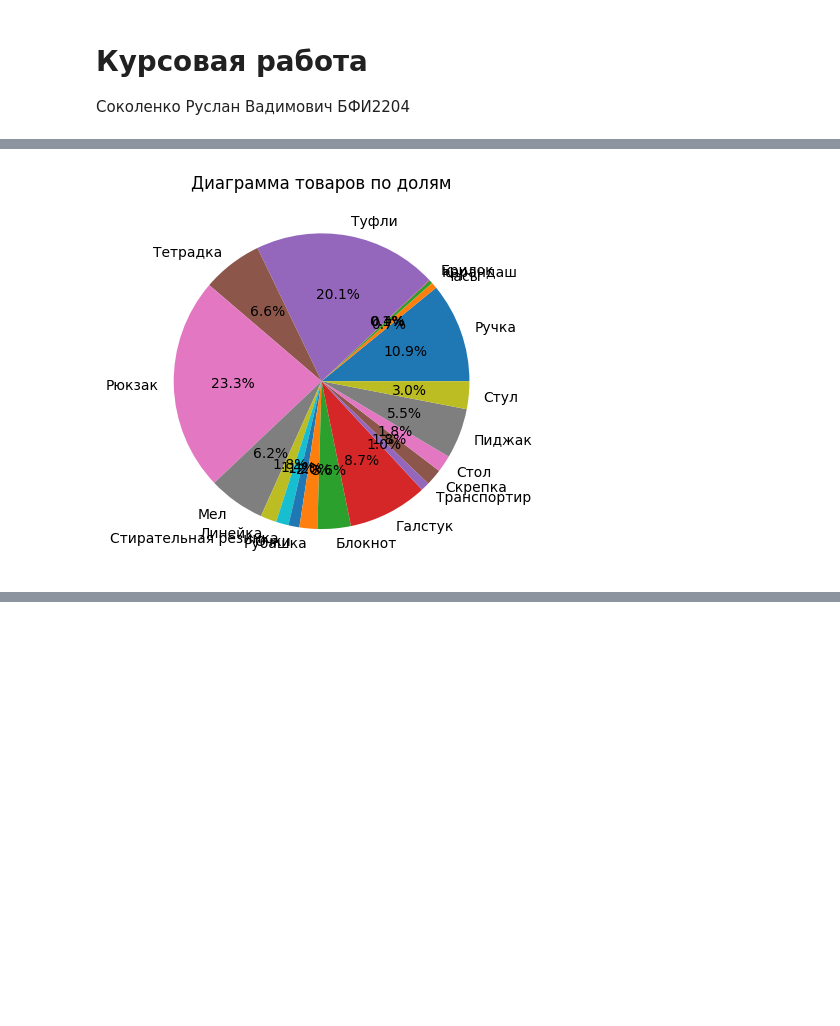
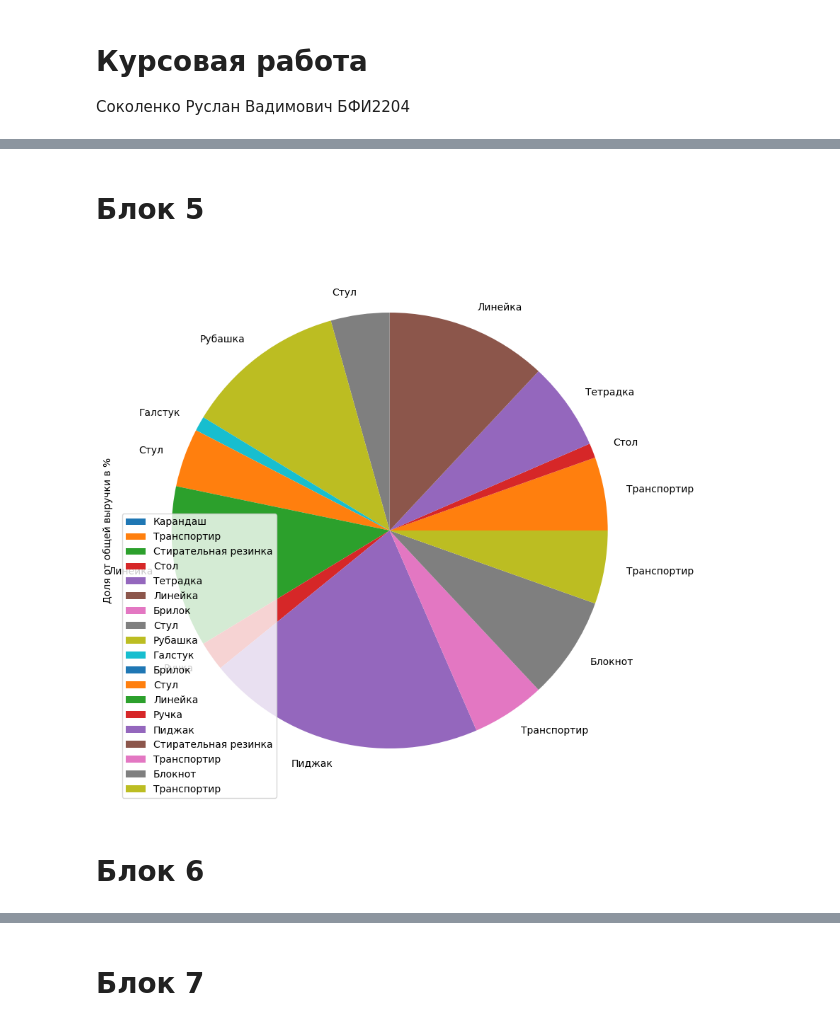
Before and after one commit to CrasheR00/KURSOVAY, a Jupyter notebook: KURSOVAY.ipynb, the cells around one changed output, grey strips where cells are left out. Drawn from its saved outputs; the diff is of its cells as text; code cells hidden in the pictures; blank space fills up the shorter version.

```diff
--- a/KURSOVAY.ipynb
+++ b/KURSOVAY.ipynb
@@ -116,30 +127,45 @@ print('Товар, который принёс наибольшую выручк
+# %% [markdown]
+# Блок 5
 # %%
 n = ['Ручка', 'Часы', 'Карандаш', 'Брилок', 'Туфли', 'Тетрадка', 'Рюкзак', 'Мел', 'Линейка', 'Стирательная резинка', 'Очки', 'Рубашка', 'Блокнот', 'Галстук', 'Транспортир', 'Скрепка', 'Стол', 'Пиджак', 'Стул']
 m = [int(PR[0][2]), int(PR[1][2]), int(PR[2][2]), int(PR[3][2]), int(PR[4][2]), int(PR[5][2]), int(PR[6][2]), int(PR[7][2]), int(PR[8][2]), int(PR[9][2]), int(PR[10][2]), int(PR[11][2]), int(PR[12][2]), int(PR[13][2]), int(PR[14][2]), int(PR[15][2]), int(PR[16][2]), int(PR[17][2]), int(PR[18][2])]
 
-graf = input("Диаграмма по количеству проданных товаров, введите: 1. \nДиаграмма товаров по долям, введите: 2. \n")
+dt = pd.read_csv('Report.csv', sep='|')
+
+graf = input("Нужно ввести только те цифры, которые предлагаются! Диаграмма по количеству проданных товаров, введите: 1. \nДиаграмма товаров по долям, введите: 2. \n")
 if graf == "1":
+
     # Построение столбчатой диаграммы
-    plt.bar(n, m)
+    gr = pd.DataFrame(dt)
+
+    A = list(gr.iloc[:, 2])
+    D = list(gr.iloc[:, 4])
+
+    plt.bar(A, D, color='r')
+    plt.title("Количество проданных товаров")
+    plt.xlabel("Товары")
+    plt.ylabel("Количество продаж")
+    plt.xticks(rotation='vertical')
 
     # Отображение диаграммы
     plt.show()
 
 elif graf == "2":
     dlina = ['Ручка', 'Часы', 'Карандаш', 'Брилок', 'Туфли', 'Тетрадка', 'Рюкзак', 'Мел', 'Линейка', 'Стирательная резинка', 'Очки', 'Рубашка', 'Блокнот', 'Галстук', 'Транспортир', 'Скрепка', 'Стол', 'Пиджак', 'Стул']
 
-    # Проценты
-    razmer = [(ALL_ruchk/viruch)*100, (ALL_chasi/viruch)*100, (ALL_karand/viruch)*100, (ALL_bril/viruch)*100, (ALL_tufli/viruch)*100, (ALL_tetr/viruch)*100, (ALL_rukz/viruch)*100, (ALL_mel/viruch)*100, (ALL_lin/viruch)*100, (ALL_stirka/viruch)*100, (ALL_ochki/viruch)*100, (ALL_rubash/viruch)*100, (ALL_blokn/viruch)*100, (ALL_galst/viruch)*100, (ALL_transp/viruch)*100, (ALL_skrep/viruch)*100, (ALL_stol/viruch)*100, (ALL_pidj/viruch)*100, (ALL_stul/viruch)*100]
+    # Проценты и само создание диаграммы
+    dt['Доля от общей выручки в %'] = dt['Общая стоимость'] / (viruch / 100)
+    dt['Доля от общей выручки в %'] = dt['Доля от общей выручки в %'].round(2).astype(int)
+    dt.index = dt['Название товара']
 
-    # Создание диаграммы
-    plt.pie(razmer, labels=dlina, autopct='%1.1f%%')
+    dt[['Количество продаж', 'Общая стоимость', 'Доля от общей выручки в %']]
 
-    # Заголовок
-    plt.title('Диаграмма товаров по долям')
-
+    dt.plot(y = 'Доля от общей выручки в %', kind = 'pie', figsize=(10,10))
     plt.show()
 # %% [output]
-[figure, old version]
+[figure, new version]
+# %% [markdown]
+# Блок 6
 # %%
 with open('Report.csv', 'r', encoding='utf-8-sig', newline='') as file:
     reader = csv.reader(file, delimiter='|')
@@ -177,6 +203,8 @@ with open('Report.csv', 'r', encoding='utf-8-sig', newline='') as file:
 ['72879048', '2022-05-11', 'Мел', 'Концелярия', '5439', '145', '788655']
 ['49406040', '2016-02-22', 'Мел', 'Концелярия', '5439', '145', '788655']
 ['48130455', '2018-12-01', 'Мел', 'Концелярия', '5439', '145', '788655']
+# %% [markdown]
+# Блок 7
 # %%
 # Графический интерфейс
 import wx
```
Also changed, not shown: parts of 8 cells of this notebook, 1 other file.
